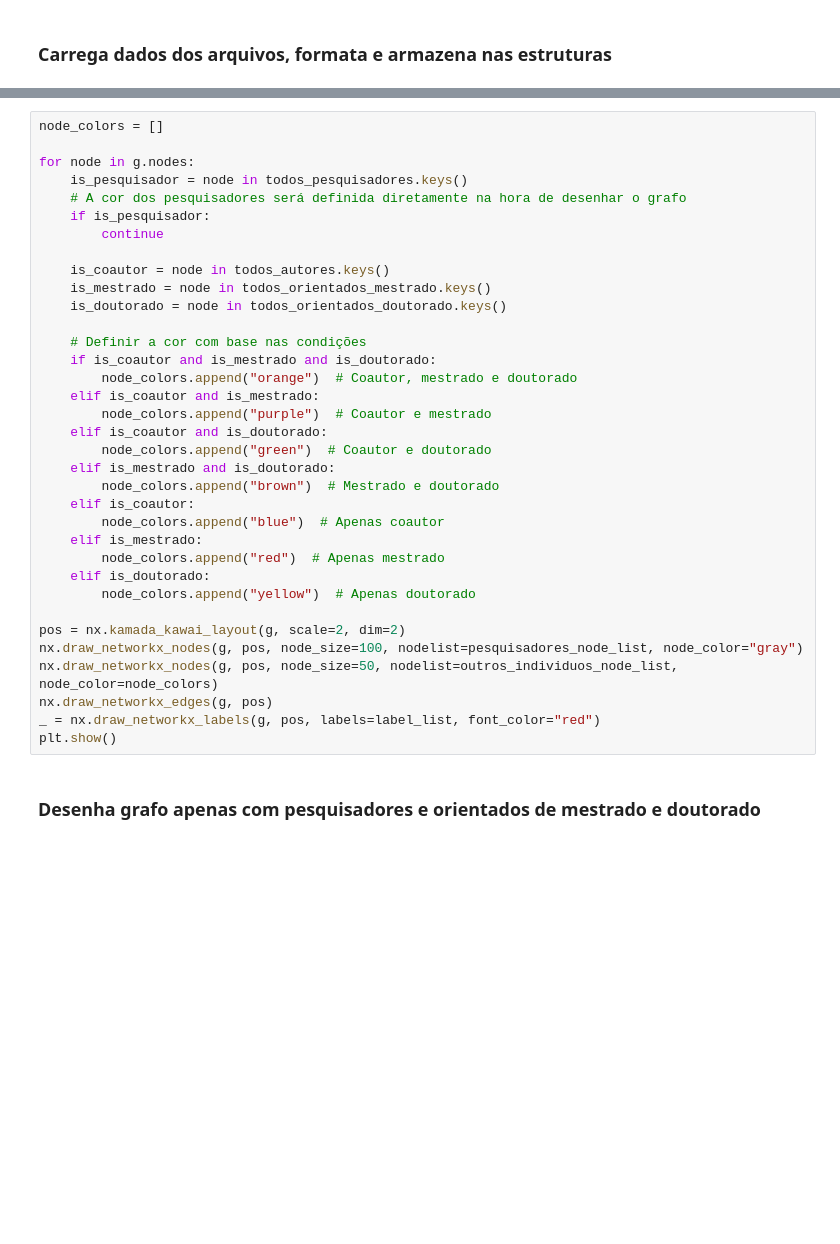
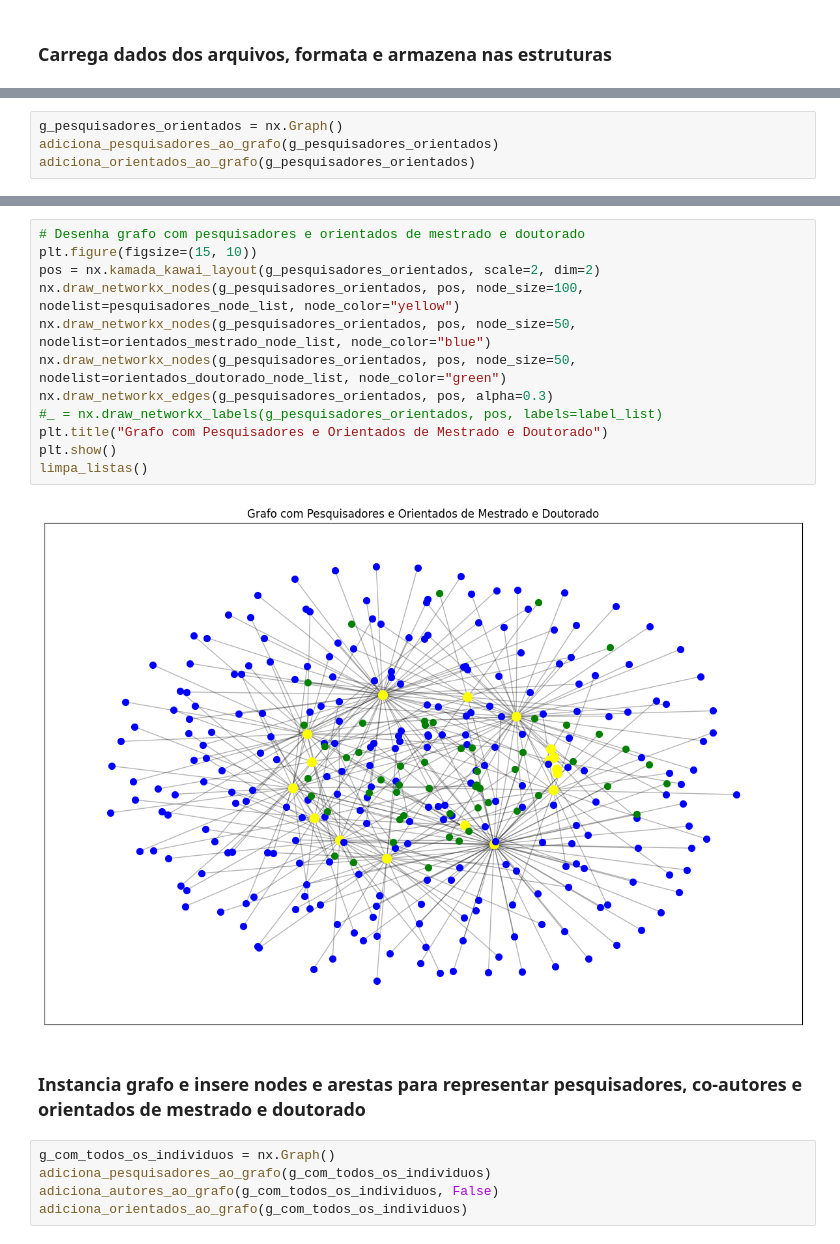
Before and after one commit to Gustavo-Campestrini/graphs, a Jupyter notebook: python/grafos.ipynb, the cells around one changed output, grey strips where cells are left out. Cells and saved outputs as stored; diff of their text form; blank space fills up the shorter version.

```diff
--- a/python/grafos.ipynb
+++ b/python/grafos.ipynb
@@ -313 +398,5 @@ for k, v in todos_pesquisadores.items():
+# %%
+g_pesquisadores_orientados = nx.Graph()
+adiciona_pesquisadores_ao_grafo(g_pesquisadores_orientados)
+adiciona_orientados_ao_grafo(g_pesquisadores_orientados)
 # %% [markdown]
@@ -326,37 +411,21 @@ Legenda dos nodes:
-# %%
-node_colors = []
-
-for node in g.nodes:
-    is_pesquisador = node in todos_pesquisadores.keys()
-    # A cor dos pesquisadores será definida diretamente na hora de desenhar o grafo
-    if is_pesquisador:
-        continue
-
-    is_coautor = node in todos_autores.keys()
-    is_mestrado = node in todos_orientados_mestrado.keys()
-    is_doutorado = node in todos_orientados_doutorado.keys()
-
-    # Definir a cor com base nas condições
-    if is_coautor and is_mestrado and is_doutorado:
-        node_colors.append("orange")  # Coautor, mestrado e doutorado
-    elif is_coautor and is_mestrado:
-        node_colors.append("purple")  # Coautor e mestrado
-    elif is_coautor and is_doutorado:
-        node_colors.append("green")  # Coautor e doutorado
-    elif is_mestrado and is_doutorado:
-        node_colors.append("brown")  # Mestrado e doutorado
-    elif is_coautor:
-        node_colors.append("blue")  # Apenas coautor
-    elif is_mestrado:
-        node_colors.append("red")  # Apenas mestrado
-    elif is_doutorado:
-        node_colors.append("yellow")  # Apenas doutorado
-
-pos = nx.kamada_kawai_layout(g, scale=2, dim=2)
-nx.draw_networkx_nodes(g, pos, node_size=100, nodelist=pesquisadores_node_list, node_color="gray")
-nx.draw_networkx_nodes(g, pos, node_size=50, nodelist=outros_individuos_node_list, node_color=node_colors)
-nx.draw_networkx_edges(g, pos)
-_ = nx.draw_networkx_labels(g, pos, labels=label_list, font_color="red")
-plt.show()
+# %%
+# Desenha grafo com pesquisadores e orientados de mestrado e doutorado
+plt.figure(figsize=(15, 10))
+pos = nx.kamada_kawai_layout(g_pesquisadores_orientados, scale=2, dim=2)
+nx.draw_networkx_nodes(g_pesquisadores_orientados, pos, node_size=100, nodelist=pesquisadores_node_list, node_color="yellow")
+nx.draw_networkx_nodes(g_pesquisadores_orientados, pos, node_size=50, nodelist=orientados_mestrado_node_list, node_color="blue")
+nx.draw_networkx_nodes(g_pesquisadores_orientados, pos, node_size=50, nodelist=orientados_doutorado_node_list, node_color="green")
+nx.draw_networkx_edges(g_pesquisadores_orientados, pos, alpha=0.3)
+#_ = nx.draw_networkx_labels(g_pesquisadores_orientados, pos, labels=label_list)
+plt.title("Grafo com Pesquisadores e Orientados de Mestrado e Doutorado")
+plt.show()
+limpa_listas()
+# %% [output]
+[figure, added]
 # %% [markdown]
-### Desenha grafo apenas com pesquisadores e orientados de mestrado e doutorado
+### Instancia grafo e insere nodes e arestas para representar pesquisadores, co-autores e orientados de mestrado e doutorado
+# %%
+g_com_todos_os_individuos = nx.Graph()
+adiciona_pesquisadores_ao_grafo(g_com_todos_os_individuos)
+adiciona_autores_ao_grafo(g_com_todos_os_individuos, False)
+adiciona_orientados_ao_grafo(g_com_todos_os_individuos)
```
Also changed, not shown: parts of 26 cells of this notebook, 6 other files.
